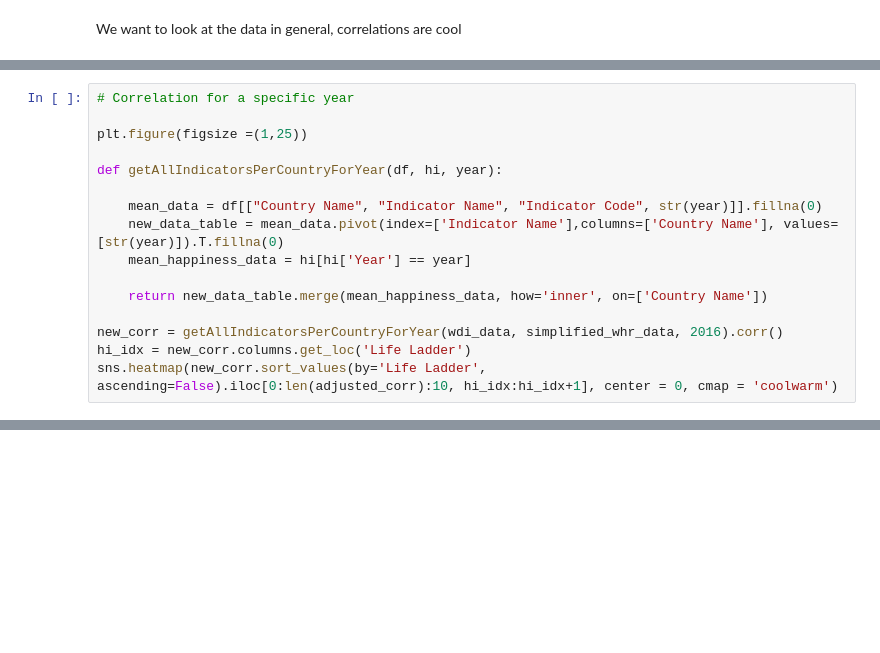
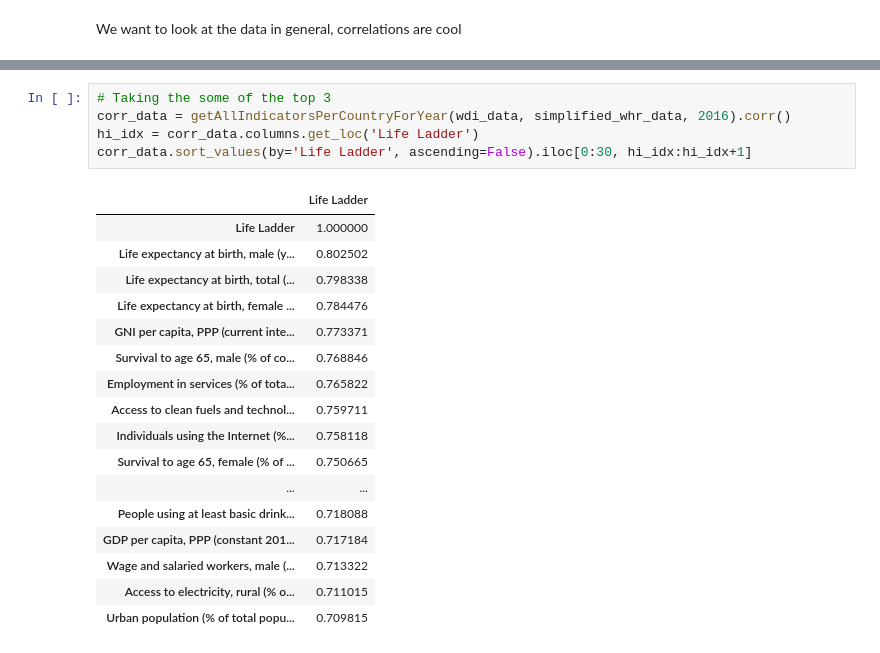
Before and after one commit to alderie/happinessfactor, a Jupyter notebook: notebook.ipynb, the cells around one changed output, grey strips where cells are left out. Saved outputs shown, nothing was run; the diff lists cells and outputs as text; blank space fills up the shorter version.

Commit message:
Analyzing individual factors for 2016

```diff
--- a/notebook.ipynb
+++ b/notebook.ipynb
@@ -220,16 +240,0 @@ print(getAllIndicators(wdi_data, simplified_whr_data).iloc[:,:4])
-# %%
-# Correlation for a specific year
-
-plt.figure(figsize =(1,25))
-
-def getAllIndicatorsPerCountryForYear(df, hi, year):
-
-    mean_data = df[["Country Name", "Indicator Name", "Indicator Code", str(year)]].fillna(0)
-    new_data_table = mean_data.pivot(index=['Indicator Name'],columns=['Country Name'], values=[str(year)]).T.fillna(0)
-    mean_happiness_data = hi[hi['Year'] == year]
-
-    return new_data_table.merge(mean_happiness_data, how='inner', on=['Country Name'])
-
-new_corr = getAllIndicatorsPerCountryForYear(wdi_data, simplified_whr_data, 2016).corr()
-hi_idx = new_corr.columns.get_loc('Life Ladder')
-sns.heatmap(new_corr.sort_values(by='Life Ladder', ascending=False).iloc[0:len(adjusted_corr):10, hi_idx:hi_idx+1], center = 0, cmap = 'coolwarm')
@@ -262,0 +241,23 @@ sns.heatmap(adjusted_corr.sort_values(by='Life Ladder', ascending=False).iloc[0:
+# %%
+# Taking the some of the top 3
+corr_data = getAllIndicatorsPerCountryForYear(wdi_data, simplified_whr_data, 2016).corr()
+hi_idx = corr_data.columns.get_loc('Life Ladder')
+corr_data.sort_values(by='Life Ladder', ascending=False).iloc[0:30, hi_idx:hi_idx+1]
+# %% [output]
+|  | Life Ladder |
+| Life Ladder | 1.000000 |
+| Life expectancy at birth, male (y... | 0.802502 |
+| Life expectancy at birth, total (... | 0.798338 |
+| Life expectancy at birth, female ... | 0.784476 |
+| GNI per capita, PPP (current inte... | 0.773371 |
+| Survival to age 65, male (% of co... | 0.768846 |
+| Employment in services (% of tota... | 0.765822 |
+| Access to clean fuels and technol... | 0.759711 |
+| Individuals using the Internet (%... | 0.758118 |
+| Survival to age 65, female (% of ... | 0.750665 |
+| ... | ... |
+| People using at least basic drink... | 0.718088 |
+| GDP per capita, PPP (constant 201... | 0.717184 |
+| Wage and salaried workers, male (... | 0.713322 |
+| Access to electricity, rural (% o... | 0.711015 |
+| Urban population (% of total popu... | 0.709815 |
```
Also changed, not shown: parts of 10 cells of this notebook.
